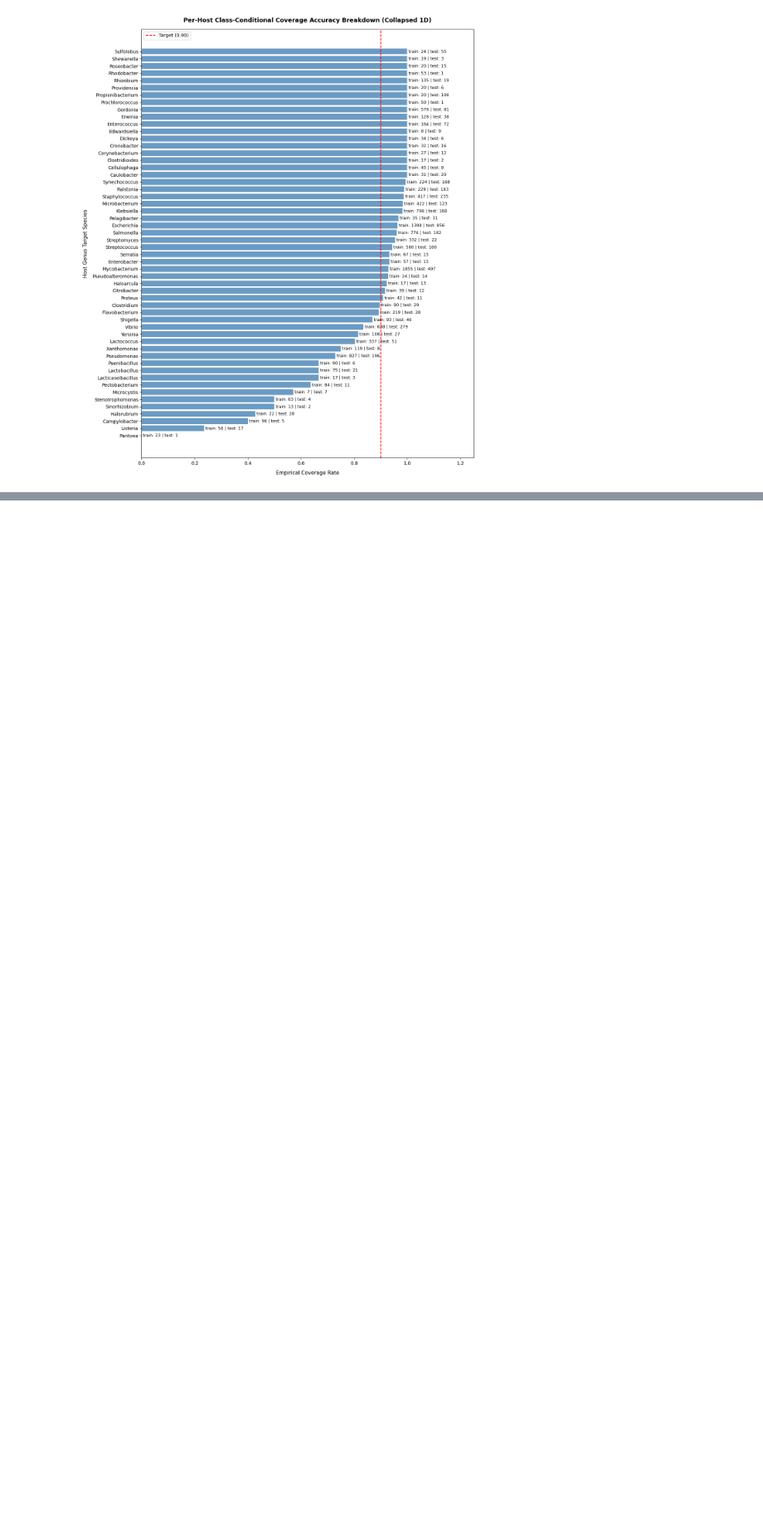
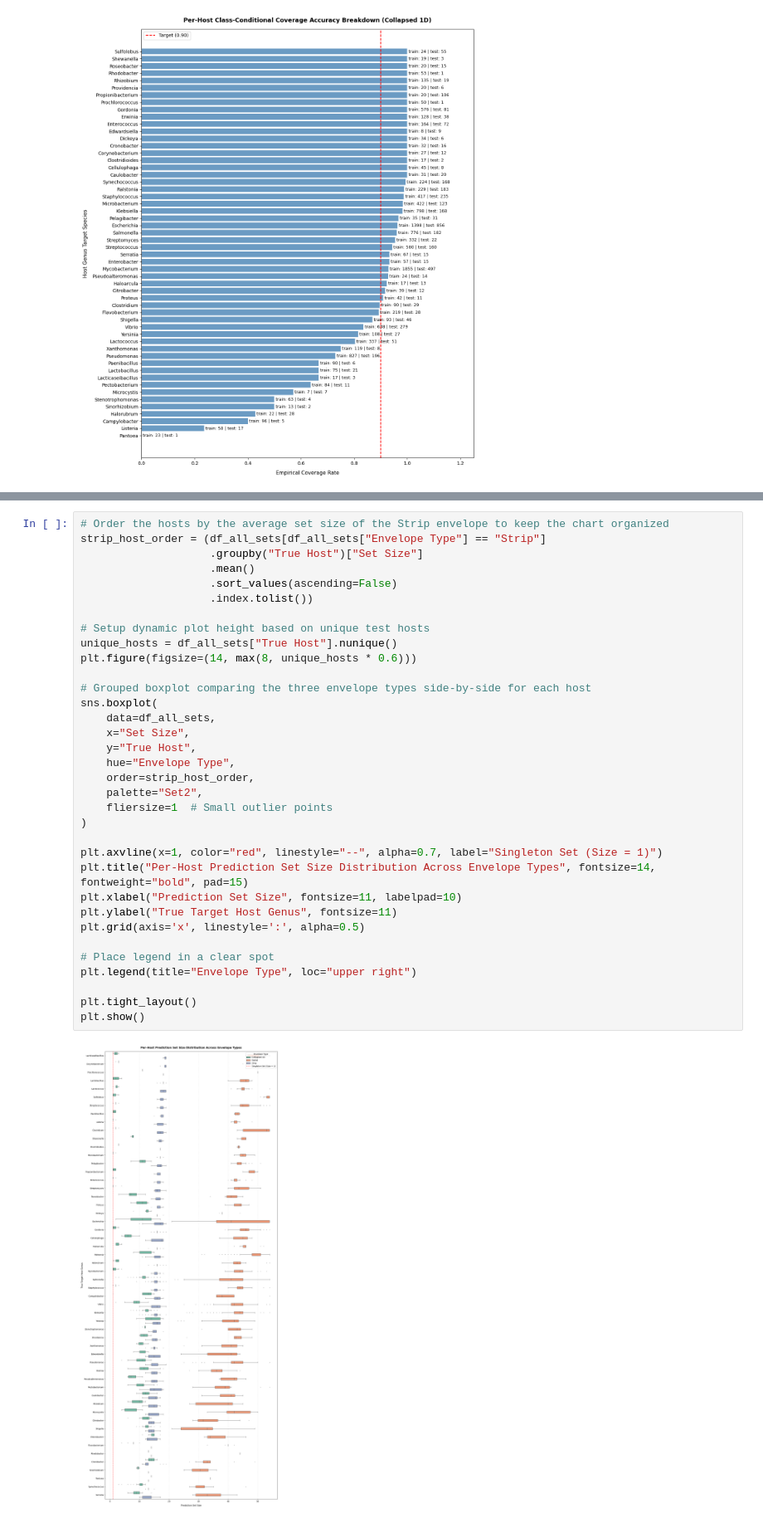
Before and after one commit to Nizalia13/Internship, a Jupyter notebook: Codes/Host_Prediction (seperate envelopes).ipynb, the cells around one changed output, grey strips where cells are left out. Shown at 83% size. Saved outputs shown, nothing was run; the diff lists cells and outputs as text; blank space fills up the shorter version.

```diff
--- a/Codes/Host_Prediction (seperate envelopes).ipynb
+++ b/Codes/Host_Prediction (seperate envelopes).ipynb
@@ -713,0 +837,36 @@ plt.show()
+# %%
+# Order the hosts by the average set size of the Strip envelope to keep the chart organized
+strip_host_order = (df_all_sets[df_all_sets["Envelope Type"] == "Strip"]
+                    .groupby("True Host")["Set Size"]
+                    .mean()
+                    .sort_values(ascending=False)
+                    .index.tolist())
+
+# Setup dynamic plot height based on unique test hosts
+unique_hosts = df_all_sets["True Host"].nunique()
+plt.figure(figsize=(14, max(8, unique_hosts * 0.6)))
+
+# Grouped boxplot comparing the three envelope types side-by-side for each host
+sns.boxplot(
+    data=df_all_sets,
+    x="Set Size",
+    y="True Host",
+    hue="Envelope Type",
+    order=strip_host_order,
+    palette="Set2",
+    fliersize=1  # Small outlier points
+)
+
+plt.axvline(x=1, color="red", linestyle="--", alpha=0.7, label="Singleton Set (Size = 1)")
+plt.title("Per-Host Prediction Set Size Distribution Across Envelope Types", fontsize=14, fontweight="bold", pad=15)
+plt.xlabel("Prediction Set Size", fontsize=11, labelpad=10)
+plt.ylabel("True Target Host Genus", fontsize=11)
+plt.grid(axis='x', linestyle=':', alpha=0.5)
+
+# Place legend in a clear spot
+plt.legend(title="Envelope Type", loc="upper right")
+
+plt.tight_layout()
+plt.show()
+# %% [output]
+[figure, added]
```
Also changed, not shown: parts of 24 cells of this notebook, 1 other file.
